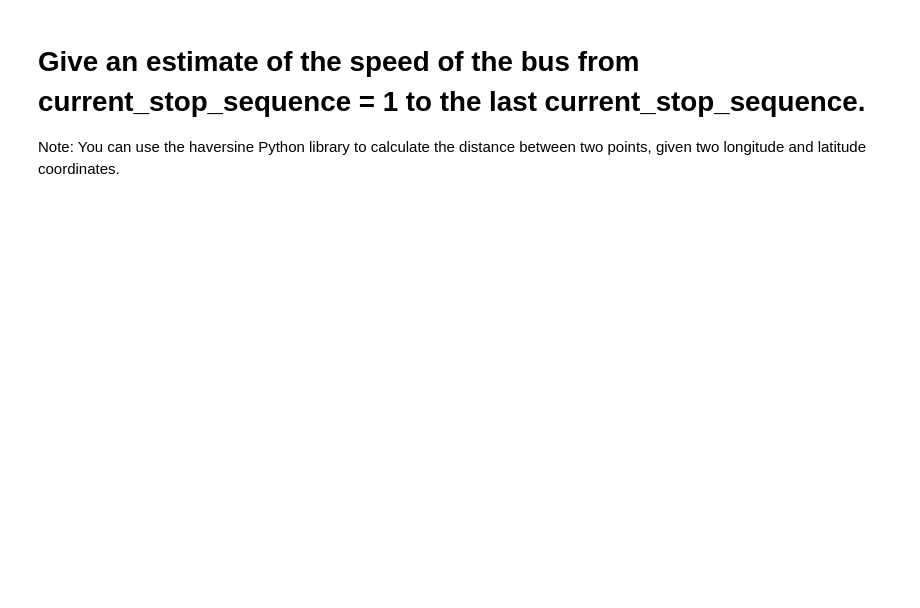
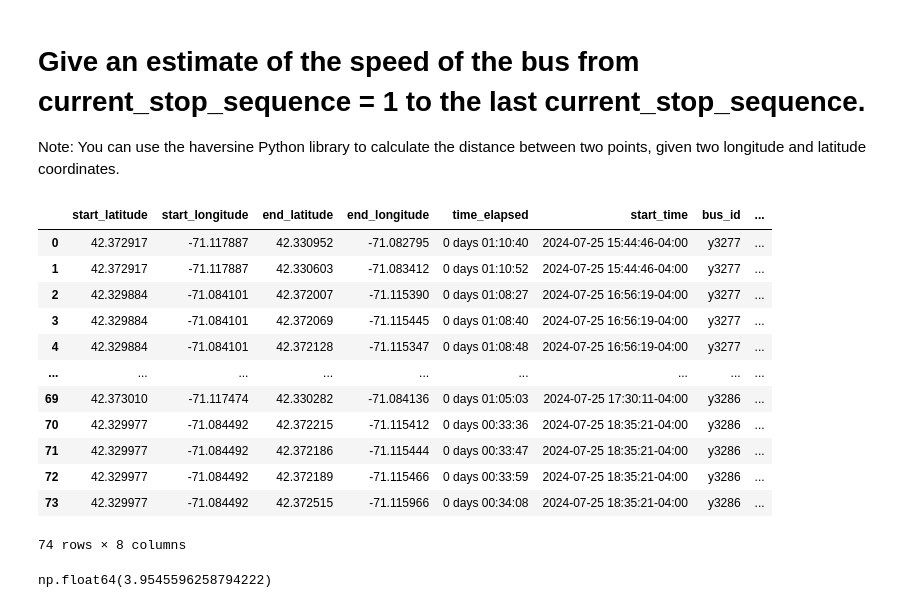
Before and after one commit to andrewcbuensalida/debezium-mongo-java-mysql-docker-mapbox-mbta-module-16-mit, a Jupyter notebook: Module16 - Template.ipynb, the cells around one changed output. Drawn from its saved outputs; the diff is of its cells as text; code cells hidden in the pictures; blank space fills up the shorter version.

```diff
--- a/Module16 - Template.ipynb
+++ b/Module16 - Template.ipynb
@@ -120,3 +184,40 @@ bus_df = df[df['id'] == bus_id]
 <h1>Give an estimate of the speed of the bus from current_stop_sequence = 1 to the last  current_stop_sequence. </h1>
 
 Note: You can use the haversine Python library to calculate the distance between two points, given two longitude and latitude coordinates.
+# %%
+route_times_for_all_buses
+# %% [output]
+|  | start_latitude | start_longitude | end_latitude | end_longitude | time_elapsed | start_time | bus_id | ... |
+| 0 | 42.372917 | -71.117887 | 42.330952 | -71.082795 | 0 days 01:10:40 | 2024-07-25 15:44:46-04:00 | y3277 | ... |
+| 1 | 42.372917 | -71.117887 | 42.330603 | -71.083412 | 0 days 01:10:52 | 2024-07-25 15:44:46-04:00 | y3277 | ... |
+| 2 | 42.329884 | -71.084101 | 42.372007 | -71.115390 | 0 days 01:08:27 | 2024-07-25 16:56:19-04:00 | y3277 | ... |
+| 3 | 42.329884 | -71.084101 | 42.372069 | -71.115445 | 0 days 01:08:40 | 2024-07-25 16:56:19-04:00 | y3277 | ... |
+| 4 | 42.329884 | -71.084101 | 42.372128 | -71.115347 | 0 days 01:08:48 | 2024-07-25 16:56:19-04:00 | y3277 | ... |
+| ... | ... | ... | ... | ... | ... | ... | ... | ... |
+| 69 | 42.373010 | -71.117474 | 42.330282 | -71.084136 | 0 days 01:05:03 | 2024-07-25 17:30:11-04:00 | y3286 | ... |
+| 70 | 42.329977 | -71.084492 | 42.372215 | -71.115412 | 0 days 00:33:36 | 2024-07-25 18:35:21-04:00 | y3286 | ... |
+| 71 | 42.329977 | -71.084492 | 42.372186 | -71.115444 | 0 days 00:33:47 | 2024-07-25 18:35:21-04:00 | y3286 | ... |
+| 72 | 42.329977 | -71.084492 | 42.372189 | -71.115466 | 0 days 00:33:59 | 2024-07-25 18:35:21-04:00 | y3286 | ... |
+| 73 | 42.329977 | -71.084492 | 42.372515 | -71.115966 | 0 days 00:34:08 | 2024-07-25 18:35:21-04:00 | y3286 | ... |
+74 rows × 8 columns
+# %%
+from haversine import haversine
+
+def calculate_average_speed(row):
+  start_latitude = row['start_latitude']
+  start_longitude = row['start_longitude']
+  end_latitude = row['end_latitude']
+  end_longitude = row['end_longitude']
+
+  distance = haversine((start_latitude, start_longitude), (end_latitude, end_longitude), unit='mi')
+
+  time_elapsed = row['time_elapsed'].total_seconds() / 3600 # convert to hours
+  average_speed = distance / time_elapsed
+  return average_speed
+
+route_times_for_all_buses['average_speed'] = route_times_for_all_buses.apply(calculate_average_speed, axis=1)
+average_speed_all_route_times = route_times_for_all_buses['average_speed'].mean()
+
+average_speed_all_route_times # miles per hour
+# %% [output]
+np.float64(3.9545596258794222)
```
Also changed, not shown: parts of 5 cells of this notebook, 8 other files.
